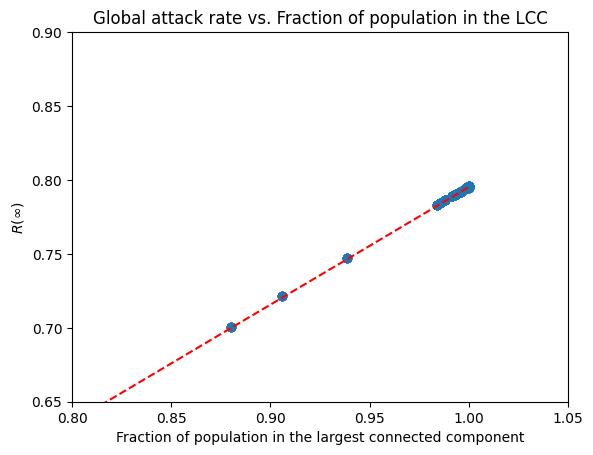
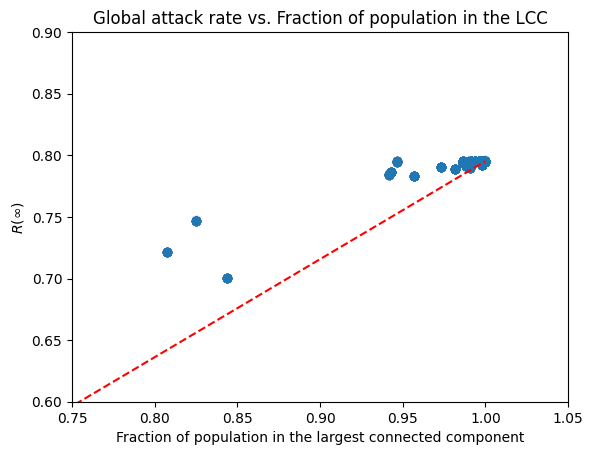
The change to this notebook cell's code, shown as a diff; its figure went from the first image to the second:
--- before
+++ after
@@ -2,6 +2,6 @@
 plt.plot([0, 1.0], [0.0, sample.loc[sample["Number of edge cuts"] == 0, "Global attack rate"].mean()], color='red', linestyle='--')
 
-plt.xlim([0.8, 1.05])
-plt.ylim([0.65, 0.9])
+plt.xlim([0.75, 1.05])
+plt.ylim([0.6, 0.9])
 
 plt.xlabel("Fraction of population in the largest connected component")

Commit: 자코비안 방법 추가, 근데 더 느린듯...